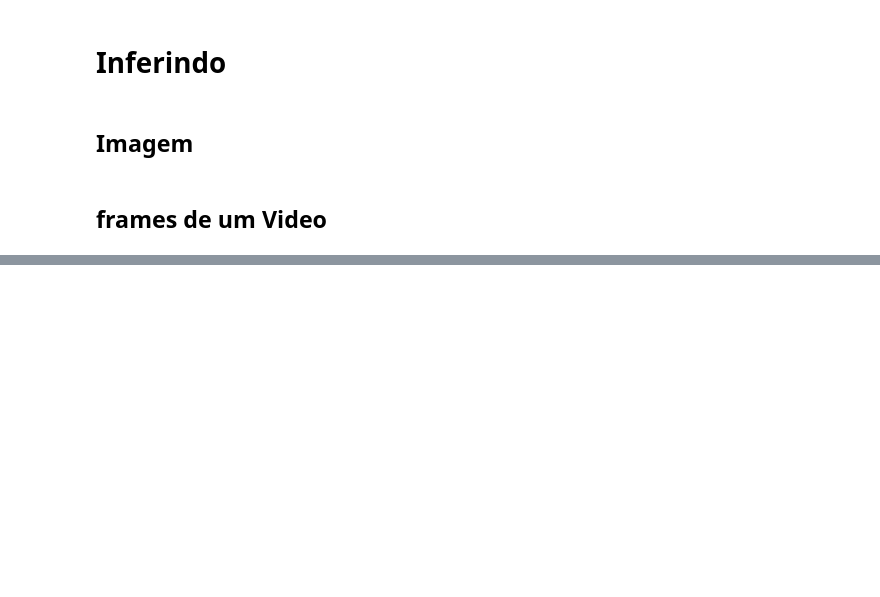
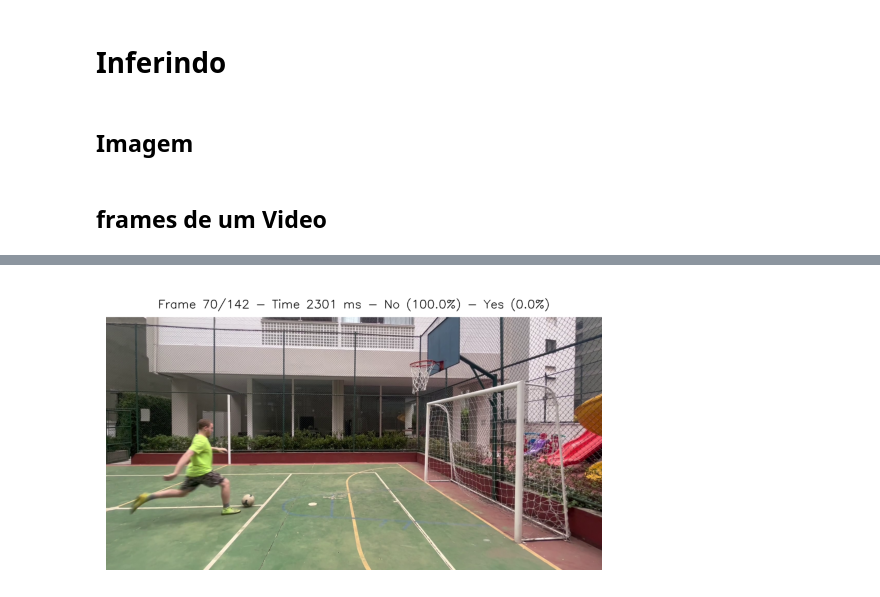
Before and after one commit to rafaelgildin/penalty_project, a Jupyter notebook: Projeto.ipynb, the cells around one changed output, grey strips where cells are left out. Saved outputs shown, nothing was run; the diff lists cells and outputs as text; code cells hidden in the pictures; blank space fills up the shorter version.

```diff
--- a/Projeto.ipynb
+++ b/Projeto.ipynb
@@ -334,0 +373,42 @@ Frames: 0-119
+# %%
+frame = frame_.copy()
+
+# Define the position and size of the rectangle
+top_left_corner = (0, 0)
+bottom_right_corner = (width, 100)
+rectangle_color = (255, 255, 255)  # White color in BGR
+rectangle_thickness = -1  # Filled rectangle
+
+# Draw the white rectangle
+cv.rectangle(frame, top_left_corner, bottom_right_corner, rectangle_color, rectangle_thickness)
+
+# Write text on the frame using OpenCV before converting it to RGB
+font = cv.FONT_HERSHEY_SIMPLEX
+classes_probs_text = f"No ({classes_probs['no']*100.0}%) - Yes ({classes_probs['yes']*100.0}%)"
+text = f"Frame {frame_number}/{frame_count} - Time {round(frame_time,5)} ms - {classes_probs_text}"
+position = (50, 70)
+font_scale = 1.5
+font_color = (0, 0, 0)
+line_type = 2
+
+# Calculate text size
+(text_width, text_height), _ = cv.getTextSize(text, font, font_scale, line_type)
+
+# Calculate the center position
+text_x = (width - text_width) // 2
+text_y = top_left_corner[1] + ((bottom_right_corner[1] - top_left_corner[1]) + text_height) // 2
+
+# The position where the text will start
+position = (text_x, text_y)
+
+# Put the text on the frame
+cv.putText(frame, text, position, font, font_scale, font_color, line_type)
+frame_rgb = cv.cvtColor(frame, cv.COLOR_BGR2RGB)
+
+cv.imwrite('image.png', frame)
+
+plt.imshow(frame_rgb)
+plt.axis('off')
+plt.show()
+# %% [output]
+[figure, added]
```
Also changed, not shown: parts of 5 cells of this notebook.
